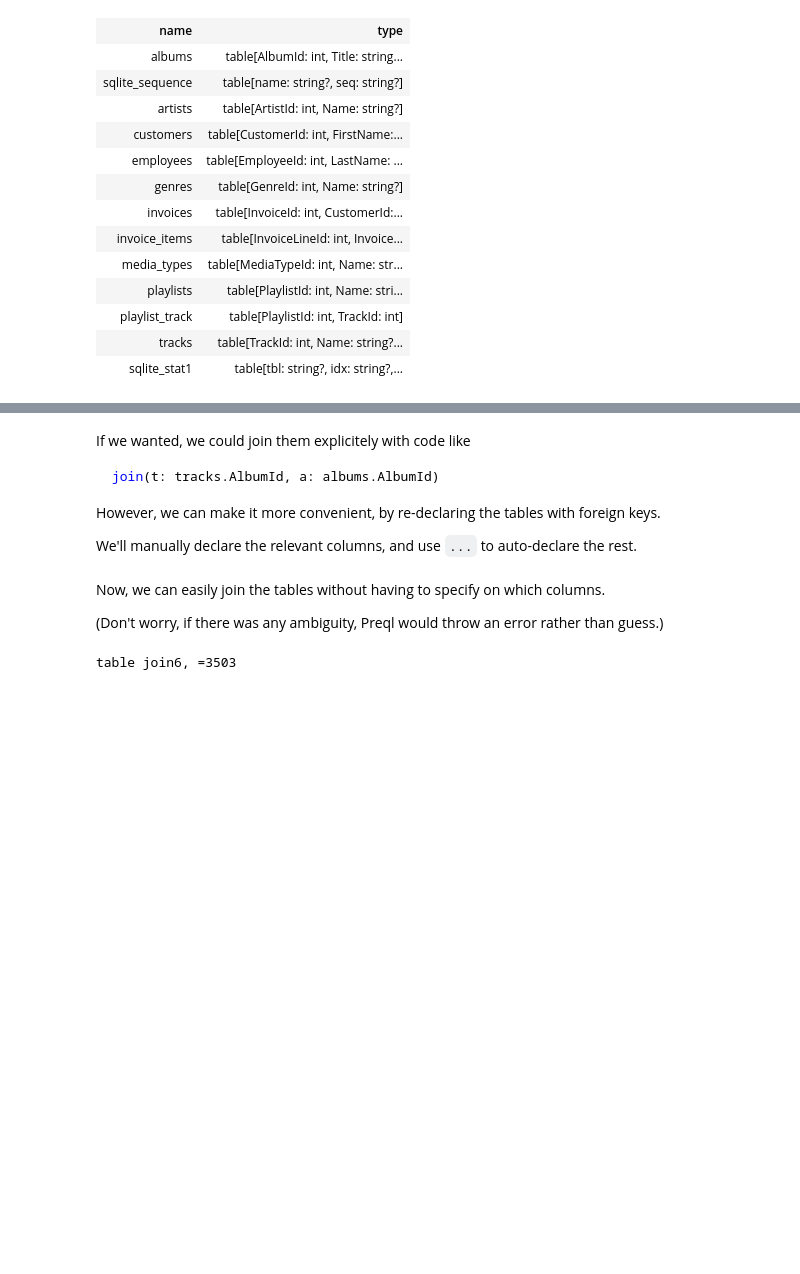
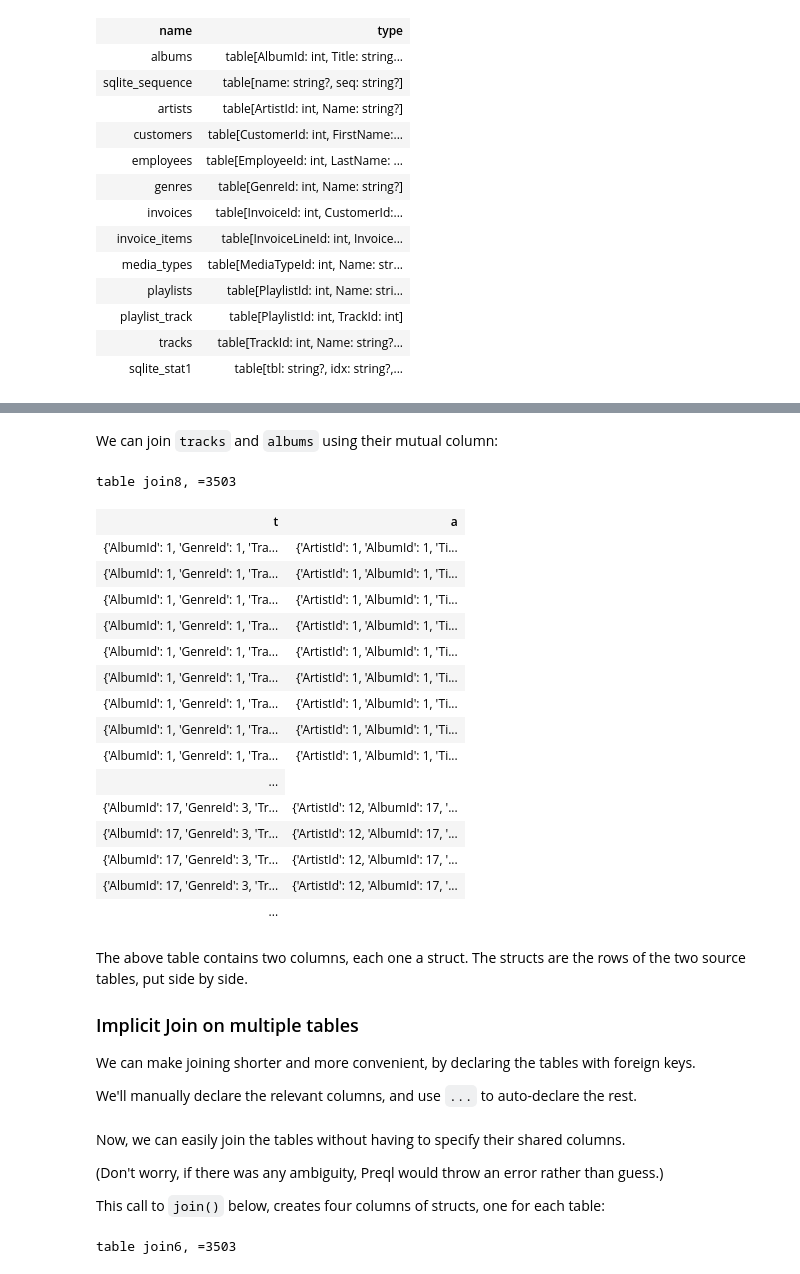
Before and after one commit to erezsh/preql-binder, a Jupyter notebook: tutorial_exploring_a_database.ipynb, the cells around one changed output, grey strips where cells are left out. Cells and saved outputs as stored; diff of their text form; code cells hidden in the pictures; blank space fills up the shorter version.

````diff
--- a/tutorial_exploring_a_database.ipynb
+++ b/tutorial_exploring_a_database.ipynb
@@ -61,12 +72,32 @@ table tracks, =3503
 | ... |
+# %% [markdown]
+We can join `tracks` and `albums` using their mutual column:
+# %%
+join(t: tracks.AlbumId, a: albums.AlbumId)
+# %% [output]
+table join8, =3503
+| t | a |
+| {'AlbumId': 1, 'GenreId': 1, 'Tra... | {'ArtistId': 1, 'AlbumId': 1, 'Ti... |
+| {'AlbumId': 1, 'GenreId': 1, 'Tra... | {'ArtistId': 1, 'AlbumId': 1, 'Ti... |
+| {'AlbumId': 1, 'GenreId': 1, 'Tra... | {'ArtistId': 1, 'AlbumId': 1, 'Ti... |
+| {'AlbumId': 1, 'GenreId': 1, 'Tra... | {'ArtistId': 1, 'AlbumId': 1, 'Ti... |
+| {'AlbumId': 1, 'GenreId': 1, 'Tra... | {'ArtistId': 1, 'AlbumId': 1, 'Ti... |
+| {'AlbumId': 1, 'GenreId': 1, 'Tra... | {'ArtistId': 1, 'AlbumId': 1, 'Ti... |
+| {'AlbumId': 1, 'GenreId': 1, 'Tra... | {'ArtistId': 1, 'AlbumId': 1, 'Ti... |
+| {'AlbumId': 1, 'GenreId': 1, 'Tra... | {'ArtistId': 1, 'AlbumId': 1, 'Ti... |
+| {'AlbumId': 1, 'GenreId': 1, 'Tra... | {'ArtistId': 1, 'AlbumId': 1, 'Ti... |
+| ... |
+| {'AlbumId': 17, 'GenreId': 3, 'Tr... | {'ArtistId': 12, 'AlbumId': 17, '... |
+| {'AlbumId': 17, 'GenreId': 3, 'Tr... | {'ArtistId': 12, 'AlbumId': 17, '... |
+| {'AlbumId': 17, 'GenreId': 3, 'Tr... | {'ArtistId': 12, 'AlbumId': 17, '... |
+| {'AlbumId': 17, 'GenreId': 3, 'Tr... | {'ArtistId': 12, 'AlbumId': 17, '... |
+| ... |
 # %% [markdown]
-If we wanted, we could join them explicitely with code like
+The above table contains two columns, each one a struct. The structs are the rows of the two source tables, put side by side.
 
-```javascript
-join(t: tracks.AlbumId, a: albums.AlbumId)
-```
+### Implicit Join on multiple tables
 
-However, we can make it more convenient, by re-declaring the tables with foreign keys.
+We can make joining shorter and more convenient, by declaring the tables with foreign keys.
 
 We'll manually declare the relevant columns, and use `...` to auto-declare the rest.
 # %%
@@ -81,9 +112,11 @@ table tracks {
 	...
 }
 # %% [markdown]
-Now, we can easily join the tables without having to specify on which columns.
+Now, we can easily join the tables without having to specify their shared columns.
 
 (Don't worry, if there was any ambiguity, Preql would throw an error rather than guess.)
+
+This call to `join()` below, creates four columns of structs, one for each table:
 # %%
 join(t: tracks, art: artists, alb: albums, g: genres)
 # %% [output]
````
Also changed, not shown: parts of 8 cells of this notebook, 1 other file.
